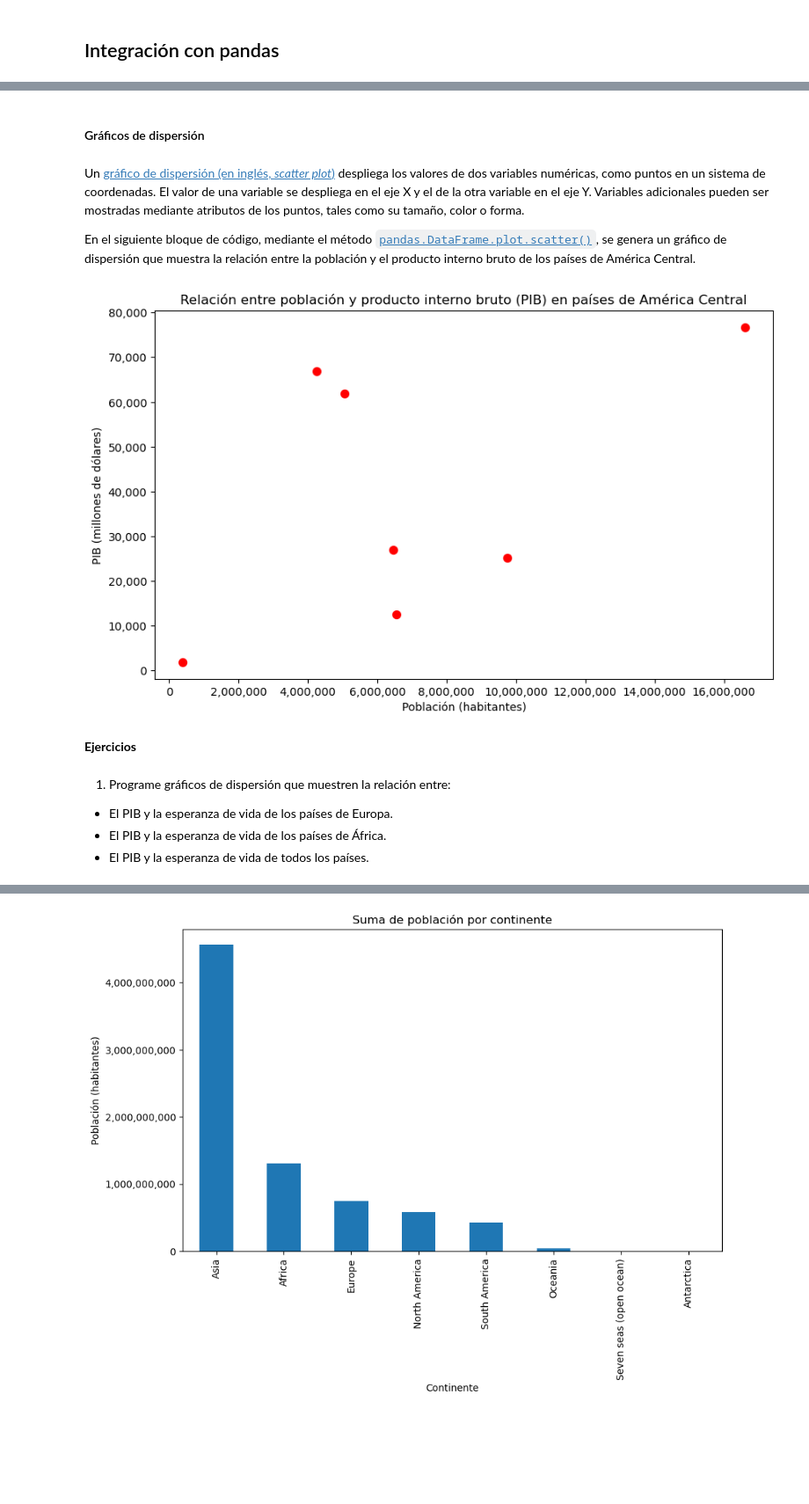
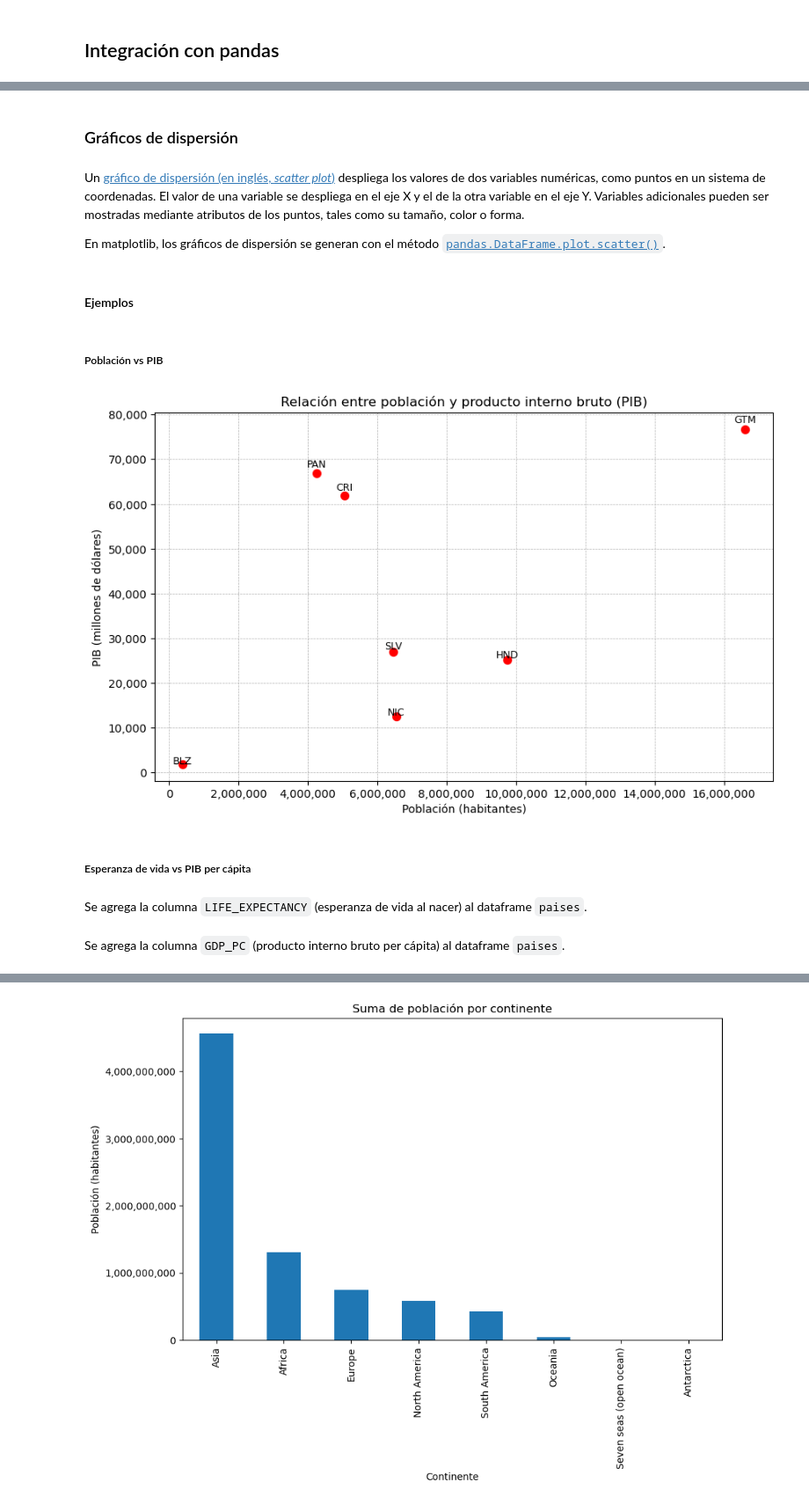
Before and after one commit to gf0657-programacionsig/2024-ii, a Jupyter notebook: _build/jupyter_execute/contenido/3/matplotlib.ipynb, the cells around one changed output, grey strips where cells are left out. Shown: that part at 88% size. Saved outputs shown, nothing was run; the diff lists cells and outputs as text; code cells hidden in the pictures; blank space fills up the shorter version.

```diff
--- a/_build/jupyter_execute/contenido/3/matplotlib.ipynb
+++ b/_build/jupyter_execute/contenido/3/matplotlib.ipynb
@@ -171,42 +169,58 @@ paises.sample(5)
 # %% [markdown]
-#### Gráficos de dispersión
+### Gráficos de dispersión
 # %% [markdown]
 Un [gráfico de dispersión (en inglés, *scatter plot*)](https://es.wikipedia.org/wiki/Diagrama_de_dispersi%C3%B3n) despliega los valores de dos variables numéricas, como puntos en un sistema de coordenadas. El valor de una variable se despliega en el eje X y el de la otra variable en el eje Y. Variables adicionales pueden ser mostradas mediante atributos de los puntos, tales como su tamaño, color o forma.
 
-En el siguiente bloque de código, mediante el método [`pandas.DataFrame.plot.scatter()`](https://pandas.pydata.org/docs/reference/api/pandas.DataFrame.plot.scatter.html), se genera un gráfico de dispersión que muestra la relación entre la población y el producto interno bruto de los países de América Central.
+En matplotlib, los gráficos de dispersión se generan con el método [`pandas.DataFrame.plot.scatter()`](https://pandas.pydata.org/docs/reference/api/pandas.DataFrame.plot.scatter.html).
+# %% [markdown]
+#### Ejemplos
+# %% [markdown]
+##### Población vs PIB
 # %%
-# Subconjunto de países de América Central
-paises_america_central = paises.loc[['PAN', 'CRI', 'NIC', 'SLV', 'HND', 'GTM', 'BLZ']]
+# Subconjunto de países seleccionados
+paises_seleccionados = paises.loc[['PAN', 'CRI', 'NIC', 'SLV', 'HND', 'GTM', 'BLZ']]
 
 # Creación de una figura con espacio para un gráfico
 fig, ax = plt.subplots(figsize=(10, 6))
 
 # Creación del gráfico de dispersión
-paises_america_central.plot.scatter(
+paises_seleccionados.plot.scatter(
     ax=ax,
     x='POP_EST',
     y='GDP_MD',
     color='red',
     s=50
 )
 
+# Etiquetas en cada punto
+desplazamiento_x = 1
+desplazamiento_y = 1.02
+for i, row in paises_seleccionados.iterrows():
+    ax.text(
+        x=row['POP_EST']*desplazamiento_x,
+        y=row['GDP_MD']*desplazamiento_y,
+        s=i,
+        fontsize=9,
+        ha='center'
+    )
+
 # Personalización del gráfico
-ax.set_title('Relación entre población y producto interno bruto (PIB) en países de América Central')
+ax.set_title('Relación entre población y producto interno bruto (PIB)')
 ax.set_xlabel('Población (habitantes)')
 ax.set_ylabel('PIB (millones de dólares)')
 
 # Configuración de marcas en los ejes para evitar la notación científica
 ax.xaxis.set_major_formatter(ticker.StrMethodFormatter('{x:,.0f}'))
 ax.yaxis.set_major_formatter(ticker.StrMethodFormatter('{x:,.0f}'))
 
+# Cuadrícula
+ax.grid(True, which='both', linestyle='--', linewidth=0.5)
+
 # Despliegue del gráfico
 plt.show()
 # %% [output]
-[figure, old version]
+[figure, new version]
-# %% [markdown]
-**Ejercicios**
-# %% [markdown]
-1. Programe gráficos de dispersión que muestren la relación entre:
-- El PIB y la esperanza de vida de los países de Europa.
-- El PIB y la esperanza de vida de los países de África.
-- El PIB y la esperanza de vida de todos los países.
+# %% [markdown]
+##### Esperanza de vida vs PIB per cápita
+# %% [markdown]
+Se agrega la columna `LIFE_EXPECTANCY` (esperanza de vida al nacer) al dataframe `paises`.
@@ -212,0 +244,2 @@ plt.show()
+# %% [markdown]
+Se agrega la columna `GDP_PC` (producto interno bruto per cápita) al dataframe `paises`.
```
Also changed, not shown: parts of 30 cells of this notebook, 12 other files.
